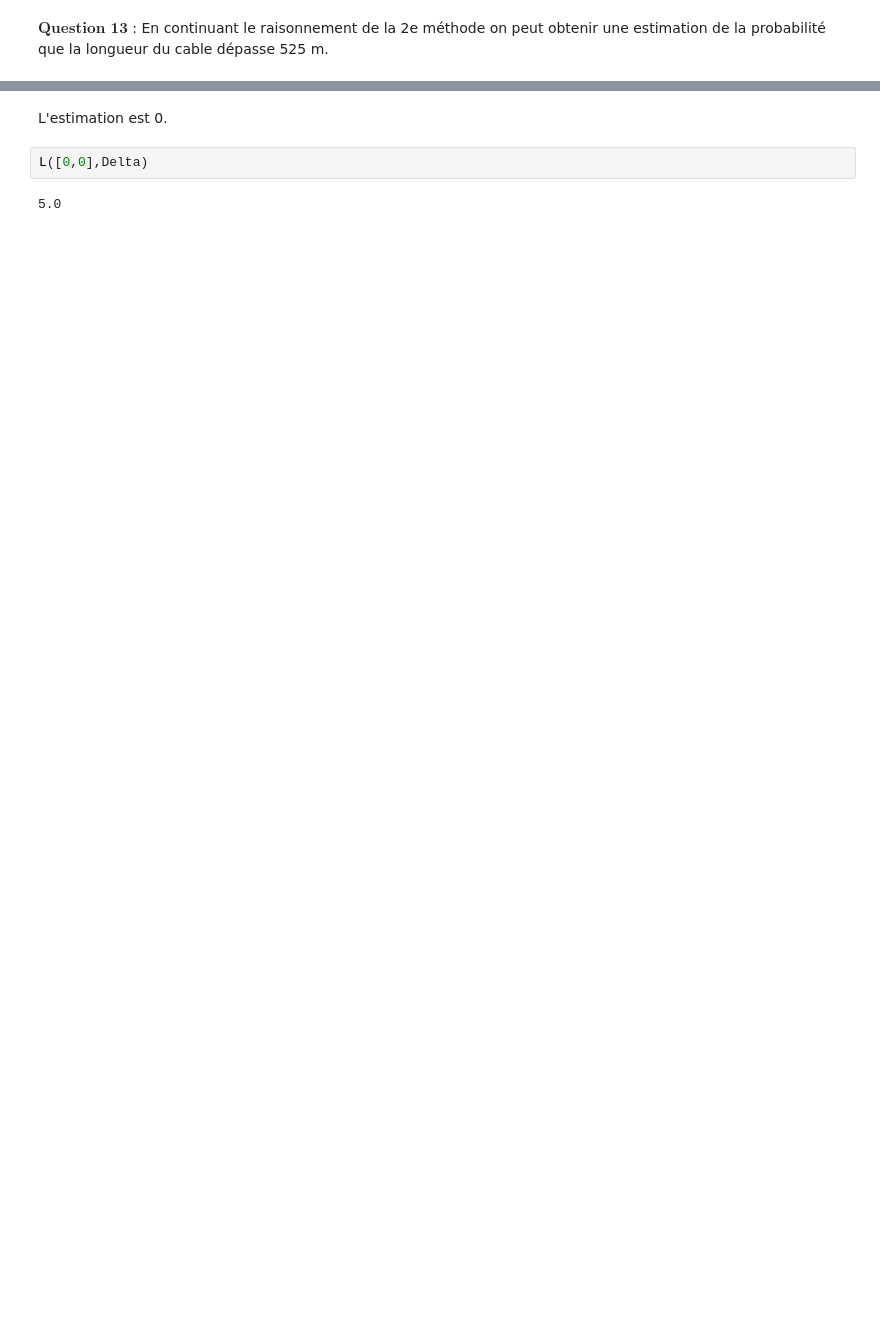
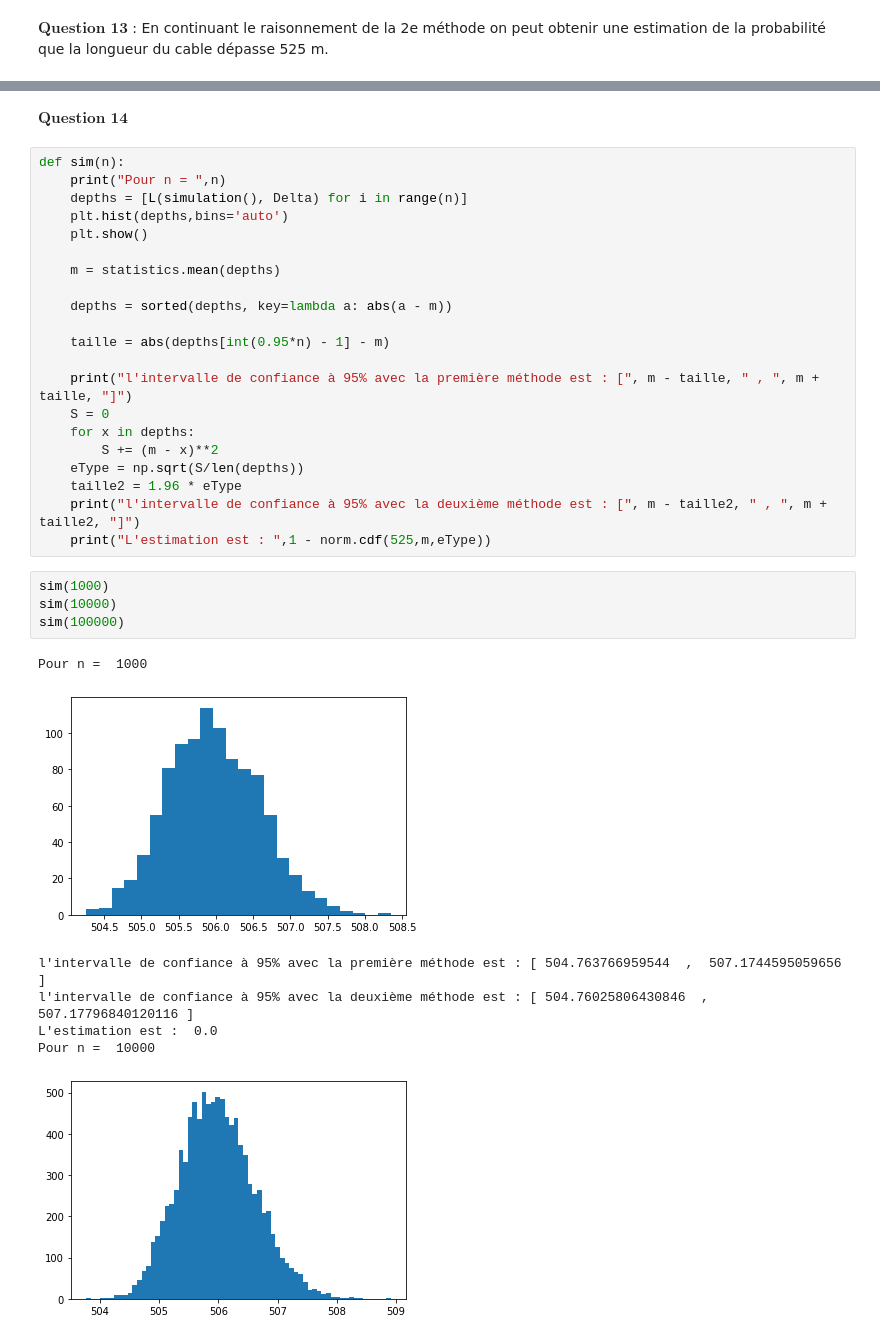
Before and after one commit to florentdup/Projet-maths-info, a Jupyter notebook: projet_cable_sous_marin.ipynb, the cells around one changed output, grey strips where cells are left out. Saved outputs shown, nothing was run; the diff lists cells and outputs as text; blank space fills up the shorter version.

```diff
--- a/projet_cable_sous_marin.ipynb
+++ b/projet_cable_sous_marin.ipynb
@@ -231,6 +231,35 @@ print(1 - norm.cdf(525,m,eType))
-# %% [markdown]
-L'estimation est 0.
-# %%
-L([0,0],Delta)
-# %% [output]
-5.0
+# %% [markdown]
+$\textbf{Question 14}$
+# %%
+def sim(n):
+    print("Pour n = ",n)
+    depths = [L(simulation(), Delta) for i in range(n)]
+    plt.hist(depths,bins='auto')
+    plt.show()
+
+    m = statistics.mean(depths)
+
+    depths = sorted(depths, key=lambda a: abs(a - m))
+
+    taille = abs(depths[int(0.95*n) - 1] - m)
+
+    print("l'intervalle de confiance à 95% avec la première méthode est : [", m - taille, " , ", m + taille, "]")
+    S = 0
+    for x in depths:
+        S += (m - x)**2
+    eType = np.sqrt(S/len(depths))
+    taille2 = 1.96 * eType
+    print("l'intervalle de confiance à 95% avec la deuxième méthode est : [", m - taille2, " , ", m + taille2, "]")
+    print("L'estimation est : ",1 - norm.cdf(525,m,eType))
+# %%
+sim(1000)
+sim(10000)
+sim(100000)
+# %% [output]
+Pour n =  1000
+[figure, added]
+l'intervalle de confiance à 95% avec la première méthode est : [ 504.763766959544  ,  507.1744595059656 ]
+l'intervalle de confiance à 95% avec la deuxième méthode est : [ 504.76025806430846  ,  507.17796840120116 ]
+L'estimation est :  0.0
+Pour n =  10000
+[figure, added]
```
Also changed, not shown: parts of 8 cells of this notebook.
